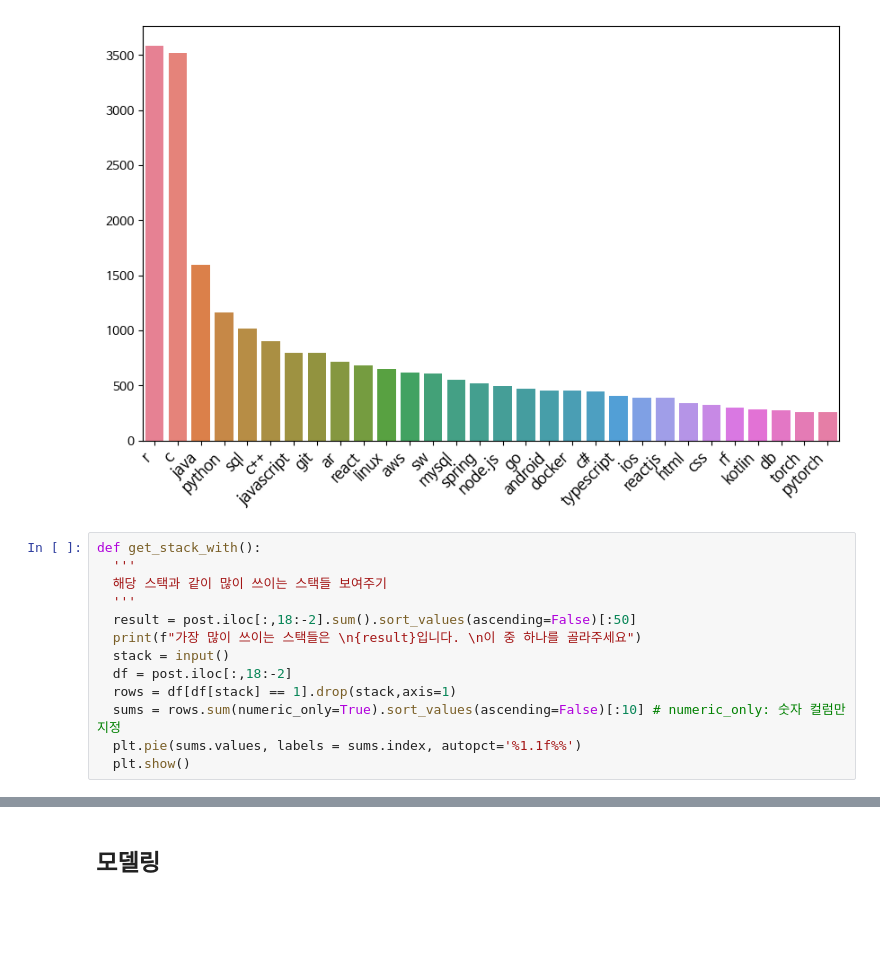
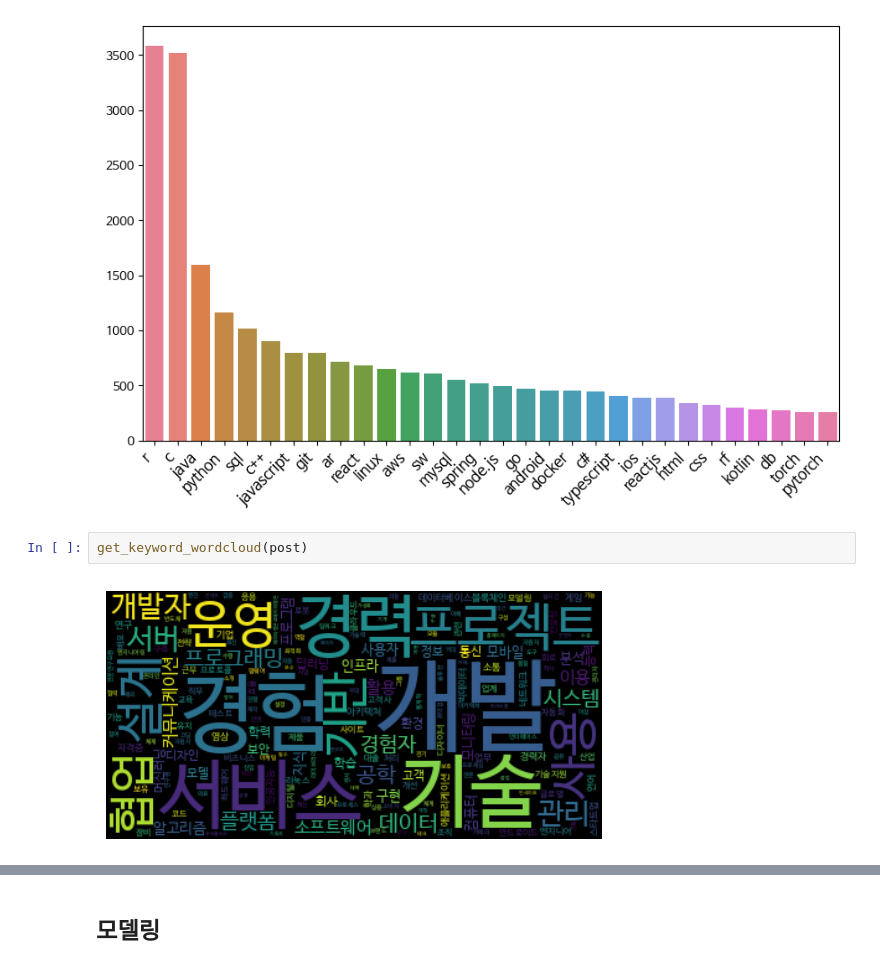
Before and after one commit to kgh1997/OhMyStack_DataAnalytics, a Jupyter notebook: Test_modeling.ipynb, the cells around one changed output, grey strips where cells are left out. Cells and saved outputs as stored; diff of their text form; blank space fills up the shorter version.

```diff
--- a/Test_modeling.ipynb
+++ b/Test_modeling.ipynb
@@ -283,19 +337,10 @@ plt.xticks(rotation=45, ha='right', fontsize=12)
 plt.show()
 # %% [output]
 [figure]
-# %%
-def get_stack_with():
-  '''
-  해당 스택과 같이 많이 쓰이는 스택들 보여주기
-  '''
-  result = post.iloc[:,18:-2].sum().sort_values(ascending=False)[:50]
-  print(f"가장 많이 쓰이는 스택들은 \n{result}입니다. \n이 중 하나를 골라주세요")
-  stack = input()
-  df = post.iloc[:,18:-2]
-  rows = df[df[stack] == 1].drop(stack,axis=1)
-  sums = rows.sum(numeric_only=True).sort_values(ascending=False)[:10] # numeric_only: 숫자 컬럼만 지정
-  plt.pie(sums.values, labels = sums.index, autopct='%1.1f%%')
-  plt.show()
+# %%
+get_keyword_wordcloud(post)
+# %% [output]
+[figure, added]
 # %%
 get_stack_with()
 # %% [output]
```
Also changed, not shown: parts of 3 cells of this notebook.
